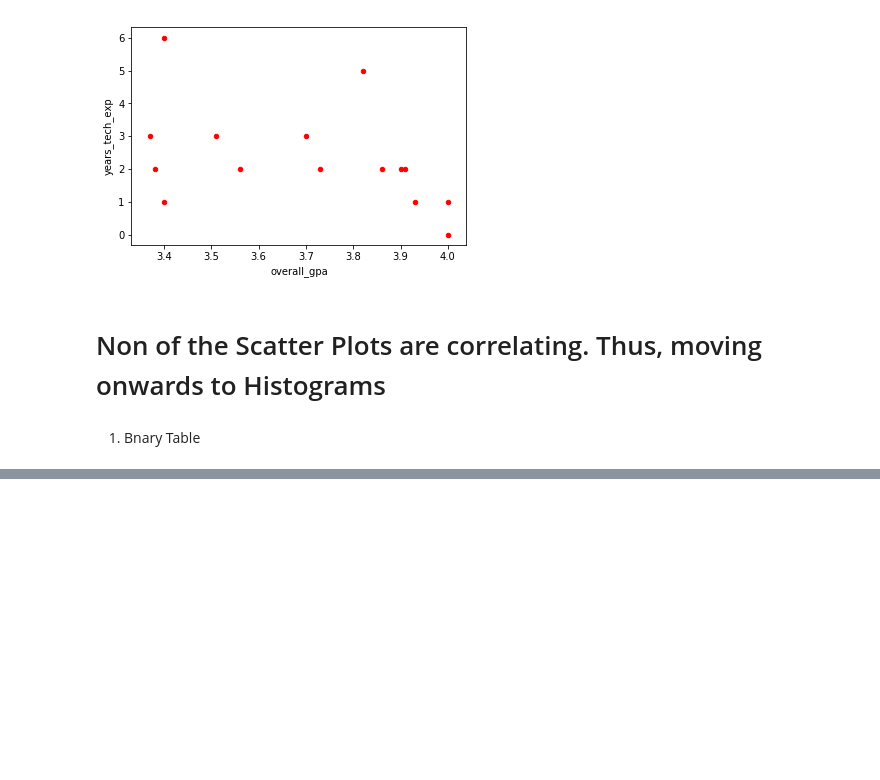
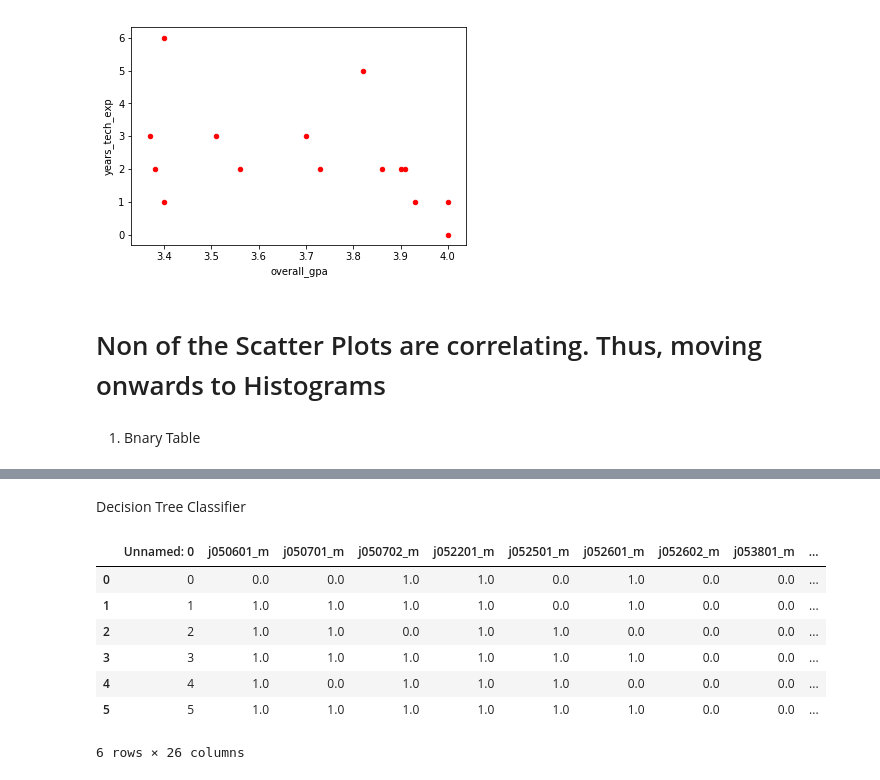
Before and after one commit to resumesai/resumesai.github.io, a Jupyter notebook: analysis/Feature_Analysis.ipynb, the cells around one changed output, grey strips where cells are left out. Cells and saved outputs as stored; diff of their text form; code cells hidden in the pictures; blank space fills up the shorter version.

Commit message:
Working on tree

```diff
--- a/analysis/Feature_Analysis.ipynb
+++ b/analysis/Feature_Analysis.ipynb
@@ -83,0 +107,14 @@ a.to_csv("binary.csv")
+# %% [markdown]
+Decision Tree Classifier
+# %%
+target = pd.read_csv("answers.csv")
+target
+# %% [output]
+|  | Unnamed: 0 | j050601_m | j050701_m | j050702_m | j052201_m | j052501_m | j052601_m | j052602_m | j053801_m | ... |
+| 0 | 0 | 0.0 | 0.0 | 1.0 | 1.0 | 0.0 | 1.0 | 0.0 | 0.0 | ... |
+| 1 | 1 | 1.0 | 1.0 | 1.0 | 1.0 | 0.0 | 1.0 | 0.0 | 0.0 | ... |
+| 2 | 2 | 1.0 | 1.0 | 0.0 | 1.0 | 1.0 | 0.0 | 0.0 | 0.0 | ... |
+| 3 | 3 | 1.0 | 1.0 | 1.0 | 1.0 | 1.0 | 1.0 | 0.0 | 0.0 | ... |
+| 4 | 4 | 1.0 | 0.0 | 1.0 | 1.0 | 1.0 | 0.0 | 0.0 | 0.0 | ... |
+| 5 | 5 | 1.0 | 1.0 | 1.0 | 1.0 | 1.0 | 1.0 | 0.0 | 0.0 | ... |
+6 rows × 26 columns
```
Also changed, not shown: parts of 4 cells of this notebook.
